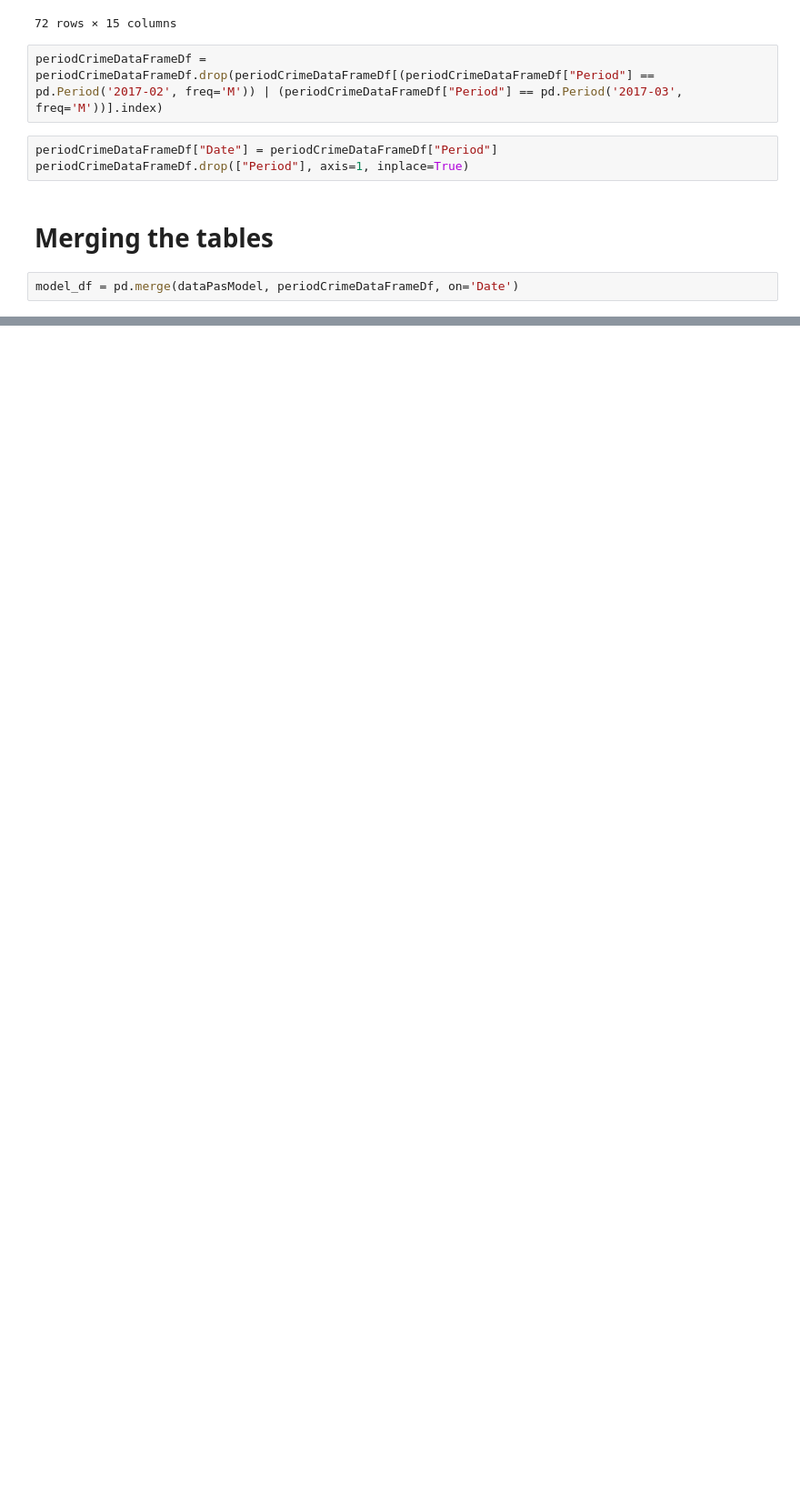
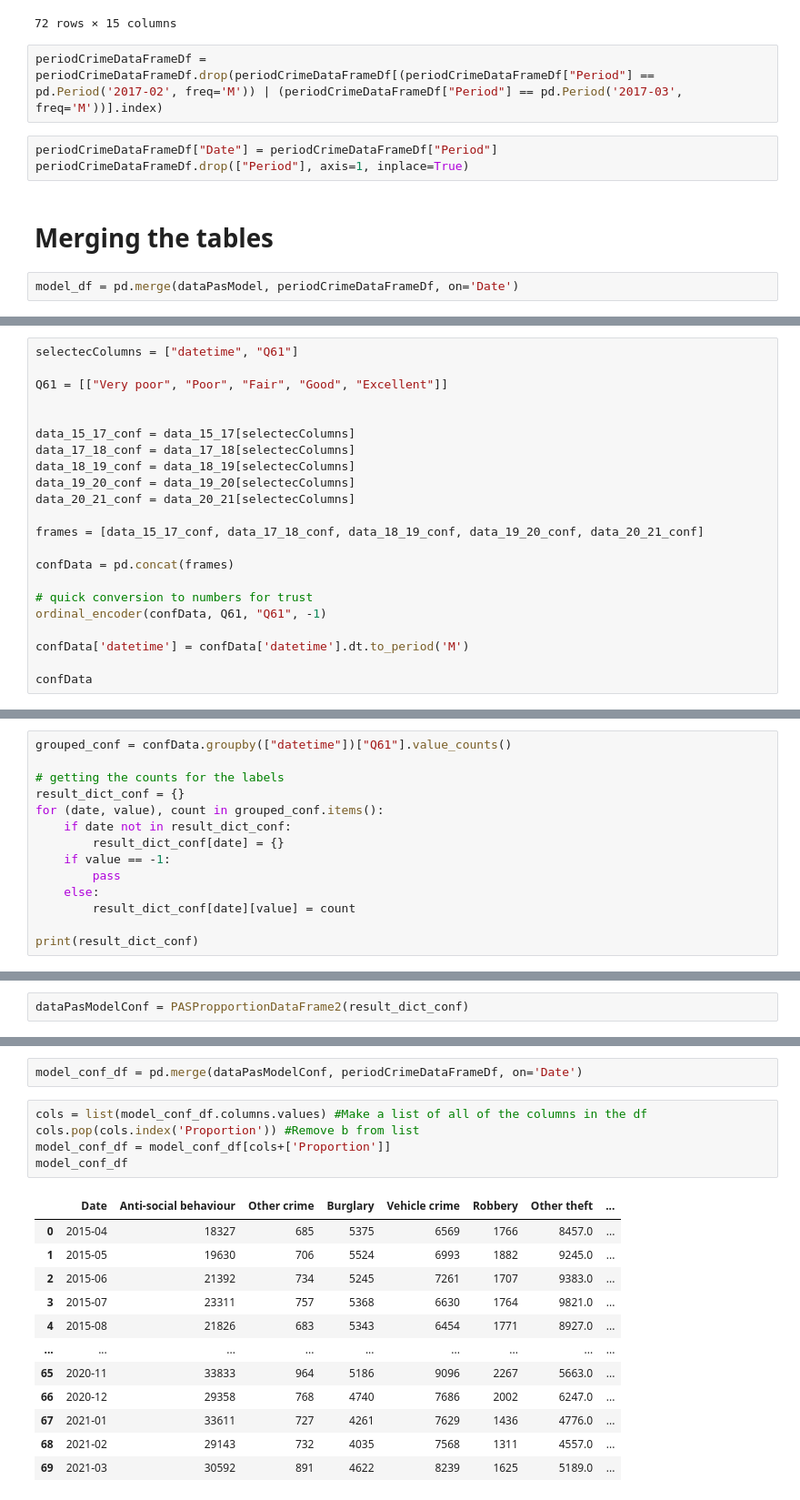
Before and after one commit to WnagZ/DBL2-Group10, a Jupyter notebook: AggregatingPASAndCrime.ipynb, the cells around one changed output, grey strips where cells are left out. Shown at 91% size. Saved outputs shown, nothing was run; the diff lists cells and outputs as text; blank space fills up the shorter version.

Commit message:
Cleaning files
Created models, evaluated and cleaned the code from unnecessary files

```diff
--- a/AggregatingPASAndCrime.ipynb
+++ b/AggregatingPASAndCrime.ipynb
@@ -293,0 +321,22 @@ model_df.to_csv('merged_PAS_Crine.csv', index=False)
+# %%
+selectecColumns = ["datetime", "Q61"]
+
+Q61 = [["Very poor", "Poor", "Fair", "Good", "Excellent"]]
+
+
+data_15_17_conf = data_15_17[selectecColumns]
+data_17_18_conf = data_17_18[selectecColumns]
+data_18_19_conf = data_18_19[selectecColumns]
+data_19_20_conf = data_19_20[selectecColumns]
+data_20_21_conf = data_20_21[selectecColumns]
+
+frames = [data_15_17_conf, data_17_18_conf, data_18_19_conf, data_19_20_conf, data_20_21_conf]
+
+confData = pd.concat(frames)
+
+# quick conversion to numbers for trust
+ordinal_encoder(confData, Q61, "Q61", -1)
+
+confData['datetime'] = confData['datetime'].dt.to_period('M')
+
+confData
@@ -293,0 +357,14 @@ model_df.to_csv('merged_PAS_Crine.csv', index=False)
+# %%
+grouped_conf = confData.groupby(["datetime"])["Q61"].value_counts()
+
+# getting the counts for the labels
+result_dict_conf = {}
+for (date, value), count in grouped_conf.items():
+    if date not in result_dict_conf:
+        result_dict_conf[date] = {}
+    if value == -1:
+        pass
+    else:
+        result_dict_conf[date][value] = count
+
+print(result_dict_conf)
@@ -293,0 +373,2 @@ model_df.to_csv('merged_PAS_Crine.csv', index=False)
+# %%
+dataPasModelConf = PASPropportionDataFrame2(result_dict_conf)
@@ -293,0 +391,20 @@ model_df.to_csv('merged_PAS_Crine.csv', index=False)
+# %%
+model_conf_df = pd.merge(dataPasModelConf, periodCrimeDataFrameDf, on='Date')
+# %%
+cols = list(model_conf_df.columns.values) #Make a list of all of the columns in the df
+cols.pop(cols.index('Proportion')) #Remove b from list
+model_conf_df = model_conf_df[cols+['Proportion']]
+model_conf_df
+# %% [output]
+|  | Date | Anti-social behaviour | Other crime | Burglary | Vehicle crime | Robbery | Other theft | ... |
+| 0 | 2015-04 | 18327 | 685 | 5375 | 6569 | 1766 | 8457.0 | ... |
+| 1 | 2015-05 | 19630 | 706 | 5524 | 6993 | 1882 | 9245.0 | ... |
+| 2 | 2015-06 | 21392 | 734 | 5245 | 7261 | 1707 | 9383.0 | ... |
+| 3 | 2015-07 | 23311 | 757 | 5368 | 6630 | 1764 | 9821.0 | ... |
+| 4 | 2015-08 | 21826 | 683 | 5343 | 6454 | 1771 | 8927.0 | ... |
+| ... | ... | ... | ... | ... | ... | ... | ... | ... |
+| 65 | 2020-11 | 33833 | 964 | 5186 | 9096 | 2267 | 5663.0 | ... |
+| 66 | 2020-12 | 29358 | 768 | 4740 | 7686 | 2002 | 6247.0 | ... |
+| 67 | 2021-01 | 33611 | 727 | 4261 | 7629 | 1436 | 4776.0 | ... |
+| 68 | 2021-02 | 29143 | 732 | 4035 | 7568 | 1311 | 4557.0 | ... |
+| 69 | 2021-03 | 30592 | 891 | 4622 | 8239 | 1625 | 5189.0 | ... |
```
Also changed, not shown: parts of 20 cells of this notebook, 6 other files.
